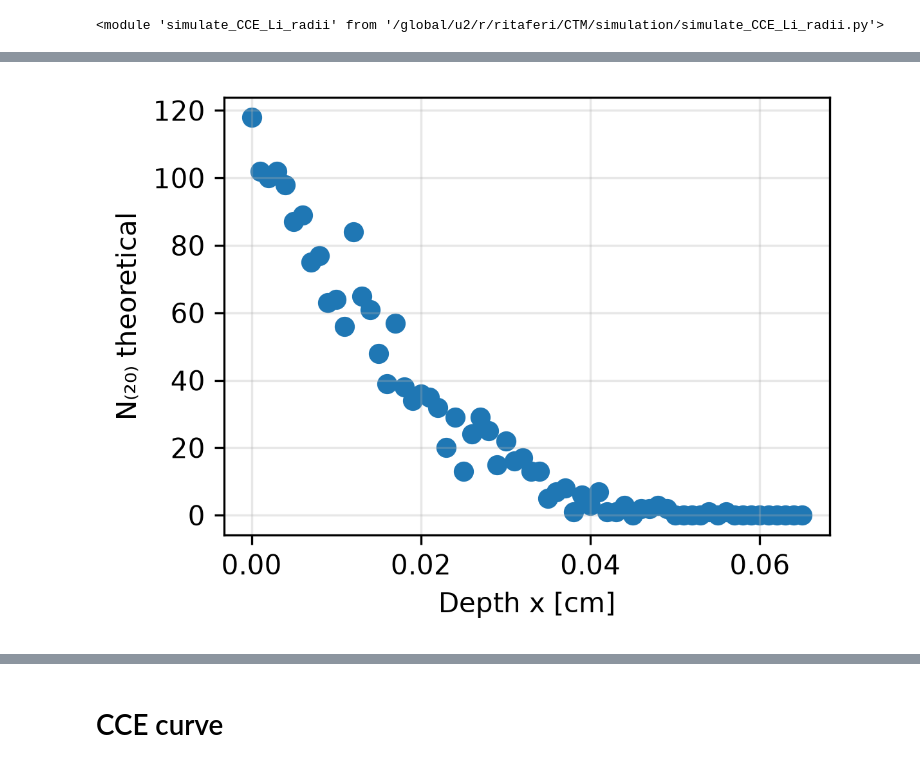
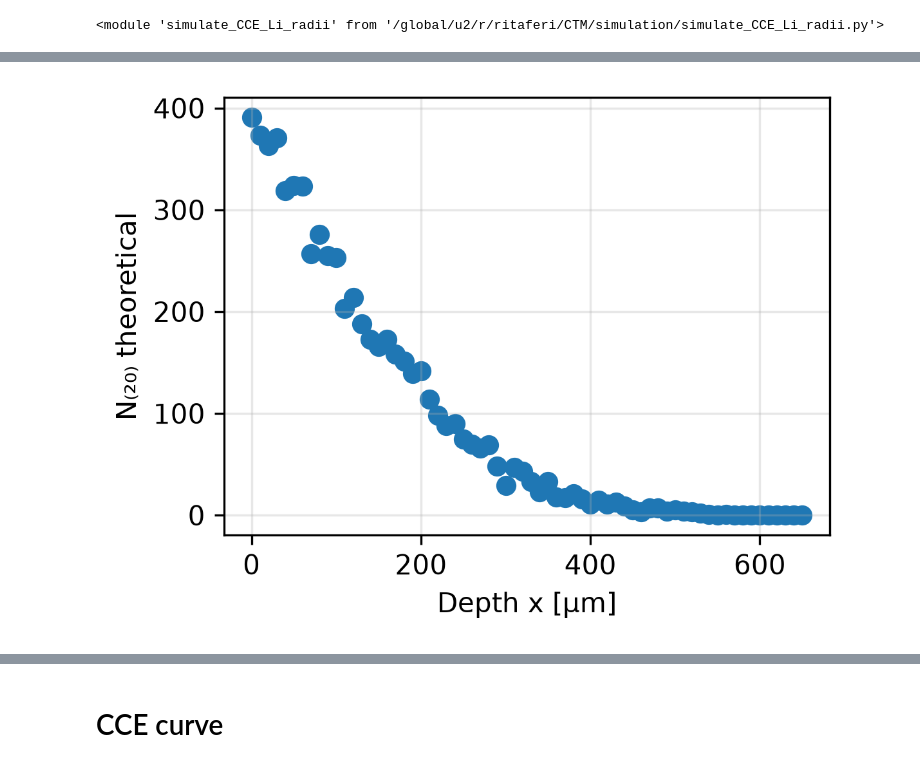
Before and after one commit to RitaF00/Charge-Trapping-Model-in-python, a Jupyter notebook: simulation/agglomerate.ipynb, the cells around one changed output, grey strips where cells are left out. Cells and saved outputs as stored; diff of their text form; code cells hidden in the pictures.

```diff
--- a/simulation/agglomerate.ipynb
+++ b/simulation/agglomerate.ipynb
@@ -1904,7 +1923,7 @@ my_args = argparse.Namespace(
 
     N_repeat=100,
 
-    alpha=2.5e-11,
+    alpha=8e-11,
 
     # IN CM
     FCCD = 0.087,
@@ -1916,7 +1935,7 @@ my_args = argparse.Namespace(
 
     t_ann=18*60,
 
-    N_min_agg =1,
+    N_min_agg =5,
 
     output="library"
 )
@@ -1924,7 +1943,7 @@ my_args = argparse.Namespace(
 
 params = simulate_CCE_Li_radii.update_parameters(my_args)
 # %%
-cells, saturation_depth, px, py, pz, lithium_distribution = simulate_CCE_Li_radii.generate_lithium(params)
+cells, saturation_depth, px, py, pz, particles_R, lithium_distribution = simulate_CCE_Li_radii.generate_lithium(params)
 
 print("Numero Li:", len(px))
 print("Profondità saturazione:", saturation_depth*10, "mm")
@@ -1960,0 +1960,26 @@ R_sampled_um = (
+# %%
+# ============================================================
+# EXTRACT Li DISTRIBUTION
+# ============================================================
+
+x = lithium_distribution["x"]
+
+N20 = lithium_distribution["N20_theoretical"]
+
+R_sampled = lithium_distribution["R_sampled"]
+
+N_agglomerates_theoretical = (
+    lithium_distribution["N_agglomerates_theoretical"]
+)
+
+N_agglomerates_accepted = (
+    lithium_distribution["N_agglomerates_accepted"]
+)
+
+N20_remaining = (
+    lithium_distribution["N20_remaining"]
+)
+
+N20_remaining_accepted = (
+    lithium_distribution["N20_remaining_accepted"]
+)
@@ -1961,44 +2250,43 @@ R_sampled_um = (
 # %%
-# ============================================================
+## ============================================================
 # CONVERSION FOR PLOTS
 # ============================================================
 
 # cm -> um
-
+x_um = x * 1e4
 
 
 # ============================================================
 # 1. THEORETICAL NUMBER OF 20 um PARTICLES
 # ============================================================
 
-plt.figure(figsize=(4,3), dpi = 300)
+plt.figure(figsize=(4, 3), dpi=300)
 
 plt.scatter(
-    x,
+    x_um,
     N20,
     marker="o",
-    #markersize=3,
     linewidth=1.5
 )
 
 plt.xlabel(
-    "Depth x [cm]"
+    "Depth x [µm]"
 )
 
 plt.ylabel(
     "N₍₂₀₎ theoretical"
 )
 
 plt.grid(
     True,
     alpha=0.3
 )
 
 plt.tight_layout()
 
 plt.show()
 # %% [output]
-[figure, old version]
+[figure, new version]
 # %%
 # ============================================================
 # 2. SAMPLED RADIUS VS DEPTH
```
Also changed, not shown: parts of 33 cells of this notebook, 11 other files.
